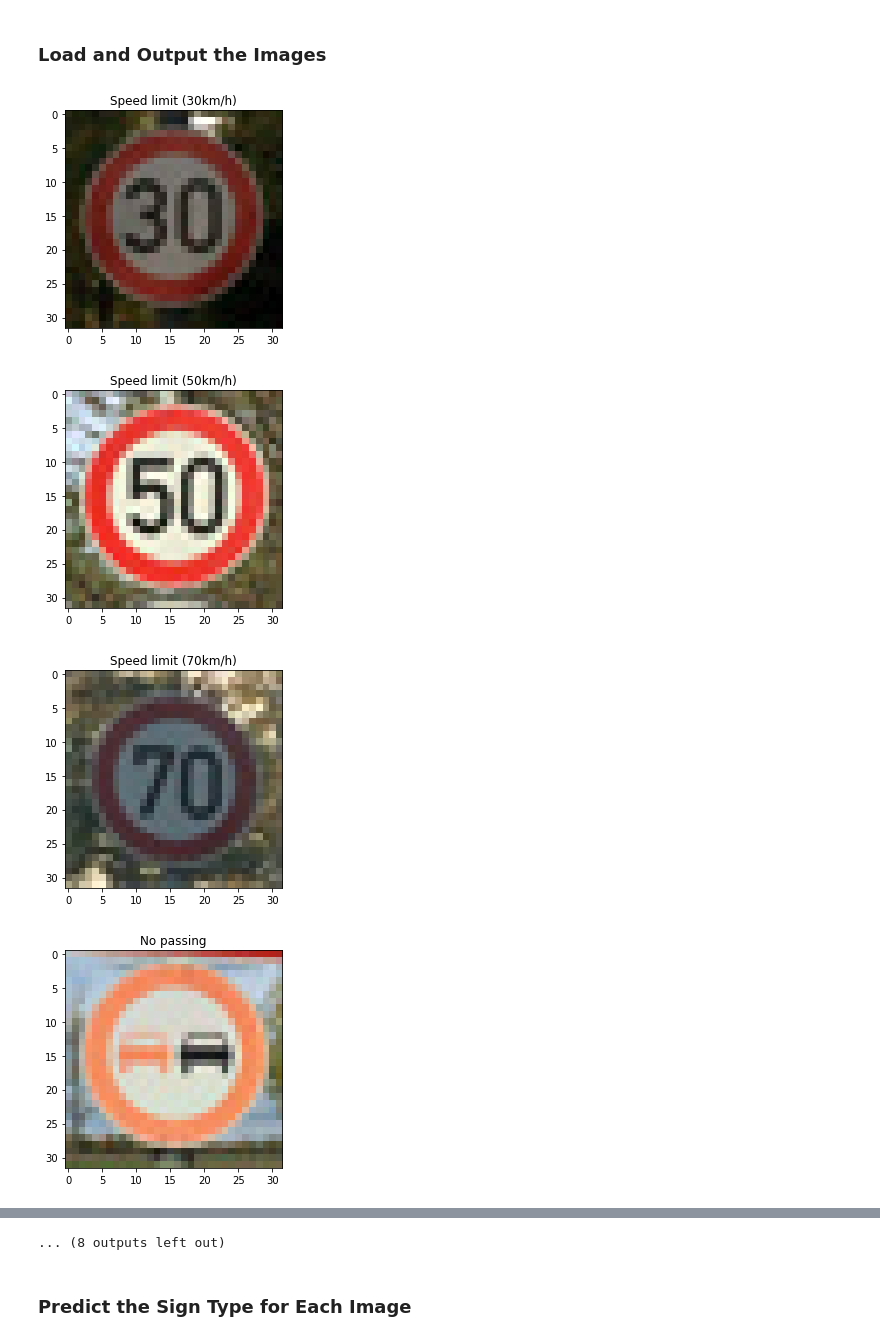
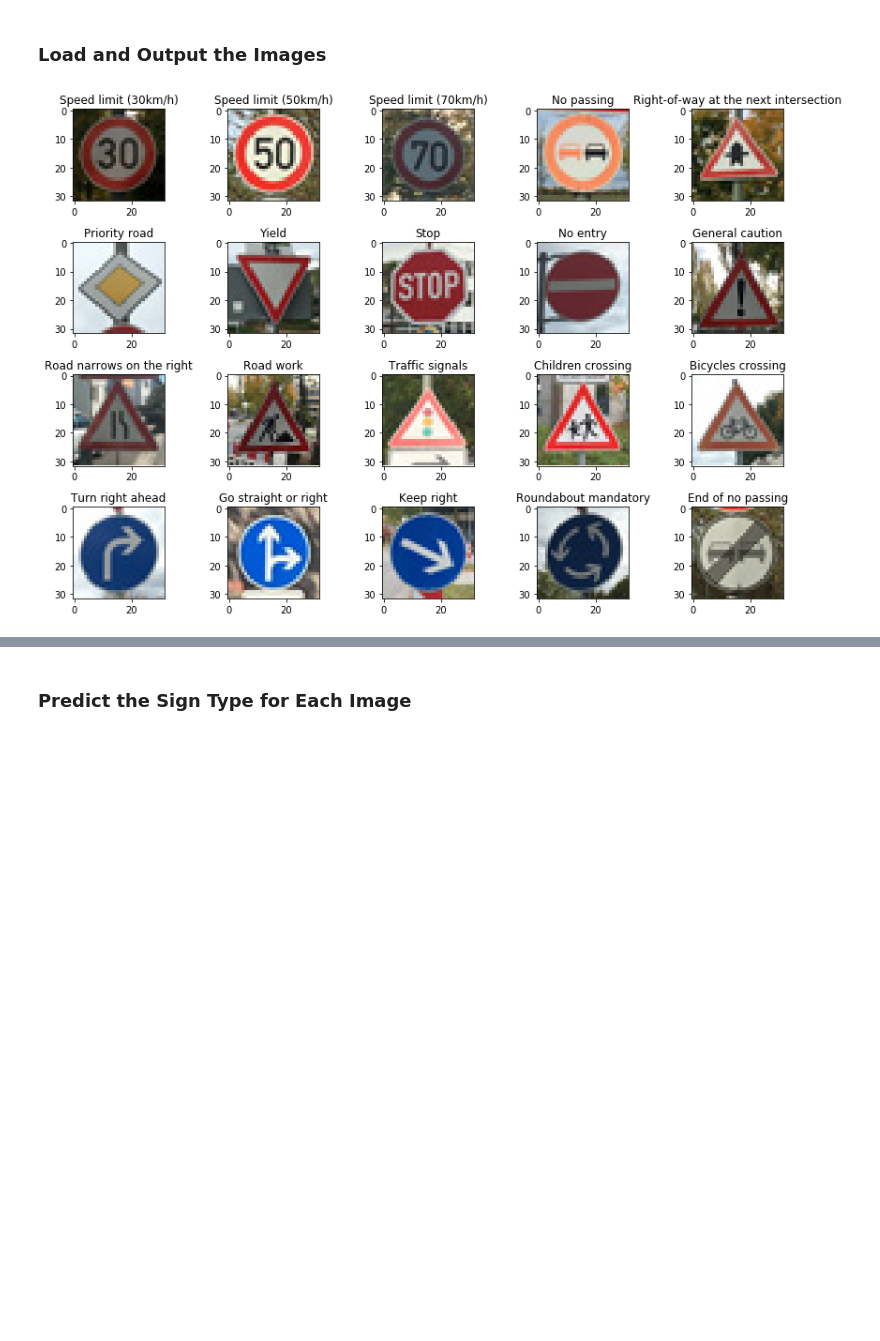
Before and after one commit to cazacov/CarND-Traffic-Sign-Classifier-Project, a Jupyter notebook: Traffic_Sign_Classifier.ipynb, the cells around one changed output, grey strips where cells are left out. Drawn from its saved outputs; the diff is of its cells as text; code cells hidden in the pictures; blank space fills up the shorter version.

```diff
--- a/Traffic_Sign_Classifier.ipynb
+++ b/Traffic_Sign_Classifier.ipynb
@@ -291,11 +276,8 @@ with open('./testdata/train_y_ext.p', 'rb') as f:
     y_train = pickle.load(f)
 
 n_train = X_train.shape[0]
-print(X_train.shape, y_train.shape)
 
 # Generate new images
-
-
 def preprocess(rgb_images):
 
     result = np.empty_like(rgb_images, dtype = np.float32)
@@ -326,23 +308,21 @@ X_train_p = preprocess(X_train)
 X_valid_p = preprocess(X_valid)
 X_test_p = preprocess(X_test)
 
-#print (X_train_p[0])
-
-
 y_train_p = one_hot_encode(y_train)
 y_valid_p = one_hot_encode(y_valid)
 y_test_p = one_hot_encode(y_test)
 
 print("Done")
 
-
 # Show some images
-f, axarr = plt.subplots(3,12)
+f, axarr = plt.subplots(4,12)
 for col in range(12):
     index = randint(0,n_train)
-    axarr[0, col].imshow(X_train_p[index,:,:,0].squeeze() * 128.0 + 128, cmap='gray')
-    axarr[1, col].imshow(X_train_p[index,:,:,1].squeeze() * 128.0 + 128, cmap='gray')
-    axarr[2, col].imshow(X_train_p[index,:,:,2].squeeze() * 128.0 + 128, cmap='gray')
+    axarr[0, col].imshow(X_train[index])
+    axarr[0, col].set_title(index)
+    axarr[1, col].imshow(X_train_p[index,:,:,0].squeeze() * 128.0 + 128, cmap='gray')
+    axarr[2, col].imshow(X_train_p[index,:,:,1].squeeze() * 128.0 + 128, cmap='gray')
+    axarr[3, col].imshow(X_train_p[index,:,:,2].squeeze() * 128.0 + 128, cmap='gray')
 plt.show()
 # %% [output]
 Loading dataset...
@@ -604,29 +553,34 @@ You may find `signnames.csv` useful as it contains mappings from the class id (i
 # %%
 ### Load the images and plot them here.
 ### Feel free to use as many code cells as needed.
 import matplotlib.pyplot as plt
 import matplotlib.image as mpimg
 import numpy as np
 import cv2
 %matplotlib inline
 
 imagelist = [['1.jpg', 1], ['2.jpg', 2], ['4.jpg', 4], ['9.jpg', 9], ['11.jpg', 11], ['12.jpg', 12], ['13.jpg', 13], ['14.jpg', 14], ['17.jpg', 17], ['18.jpg', 18],
             ['24.jpg', 24], ['25.jpg', 25], ['26.jpg', 26], ['28.jpg', 28], ['29.jpg', 29], ['33.jpg', 33], ['36.jpg', 36], ['38.jpg', 38], ['40.jpg', 40], ['41.jpg', 41]]
 
-index = 0
 real_images = np.empty((len(imagelist), 32, 32, 3), dtype = np.uint8)
 real_labels = np.empty(len(imagelist), dtype = np.int32)
 
+plt.rcParams["figure.figsize"] = [12, 8]
+f, axarr = plt.subplots(4,5)
+
+index = 0
 for filename, label in imagelist:
+    row = index // 5
+    col = index % 5
     image = mpimg.imread('./sample-signs/' + filename)
-    plt.imshow(image)
-    plt.title(label_names[label])
-    plt.show()
+    axarr[row, col].imshow(image)
+    axarr[row, col].set_title(label_names[label])
     real_images[index,:,:,:] = image
     real_labels[index] = label
     index += 1
+
+plt.tight_layout()
+
+plt.show()
 # %% [output]
-[figure, old version]
+[figure, new version]
-[figure, removed]
-[figure, removed]
-[figure, removed]
@@ -641,4 +587,3 @@ for filename, label in imagelist:
-... (8 outputs left out)
 # %% [markdown]
 ### Predict the Sign Type for Each Image
 # %%
```
Also changed, not shown: parts of 12 cells of this notebook.
